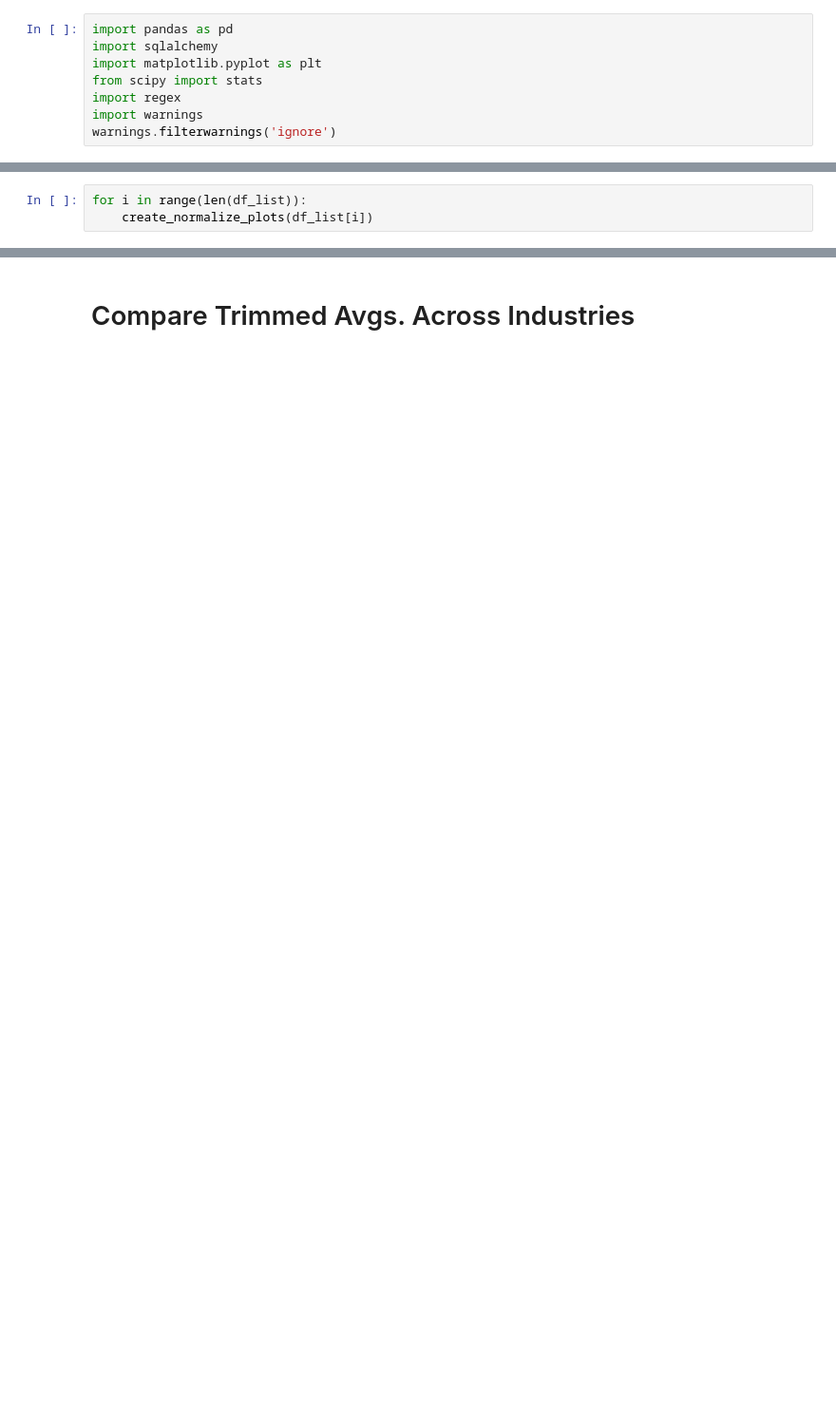
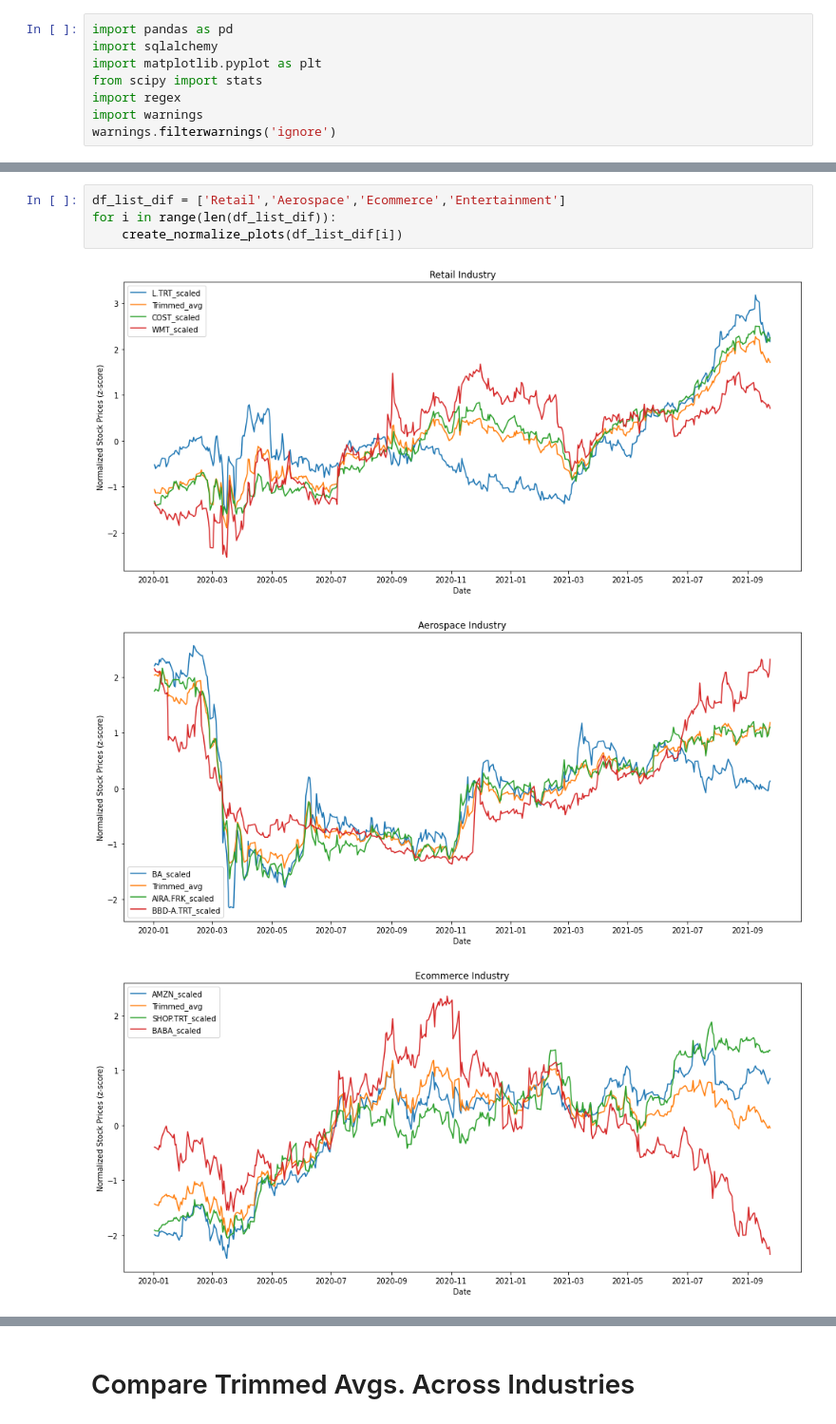
Before and after one commit to Nickcytiu/covid-analysis, a Jupyter notebook: Stocks Industry Analysis.ipynb, the cells around one changed output, grey strips where cells are left out. Shown: that part at 95% size. Drawn from its saved outputs; the diff is of its cells as text; blank space fills up the shorter version.

```diff
--- a/Stocks Industry Analysis.ipynb
+++ b/Stocks Industry Analysis.ipynb
@@ -15,3 +22,0 @@ df_list = ['Travel', 'Aerospace', 'Retail', 'Ecomm', 'Auto', 'Transportation', '
-# %%
-for i in range(len(df_list)):
-    create_normalize_plots(df_list[i])
@@ -25,0 +33,8 @@ for i in range(len(df_list)):
+# %%
+df_list_dif = ['Retail','Aerospace','Ecommerce','Entertainment']
+for i in range(len(df_list_dif)):
+    create_normalize_plots(df_list_dif[i])
+# %% [output]
+[figure, added]
+[figure, added]
+[figure, added]
```
Also changed, not shown: parts of 16 cells of this notebook, 11 other files.
